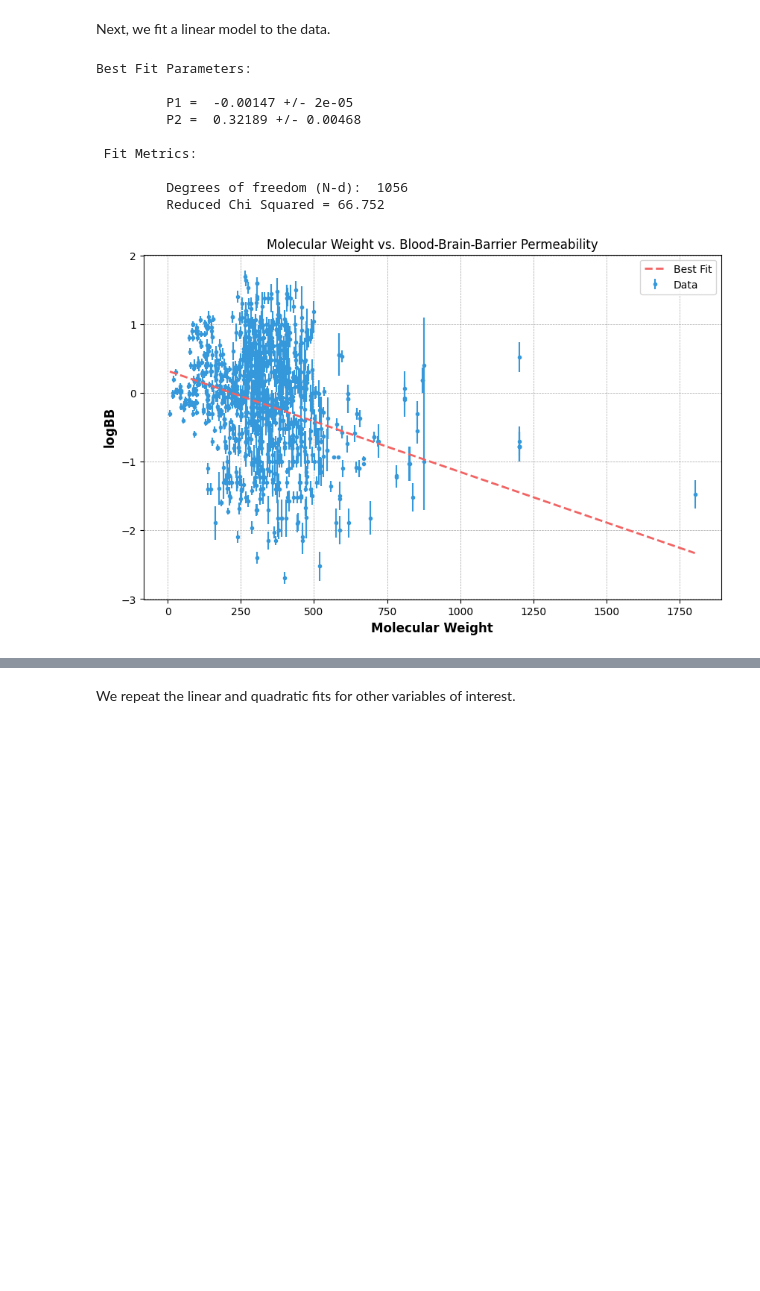
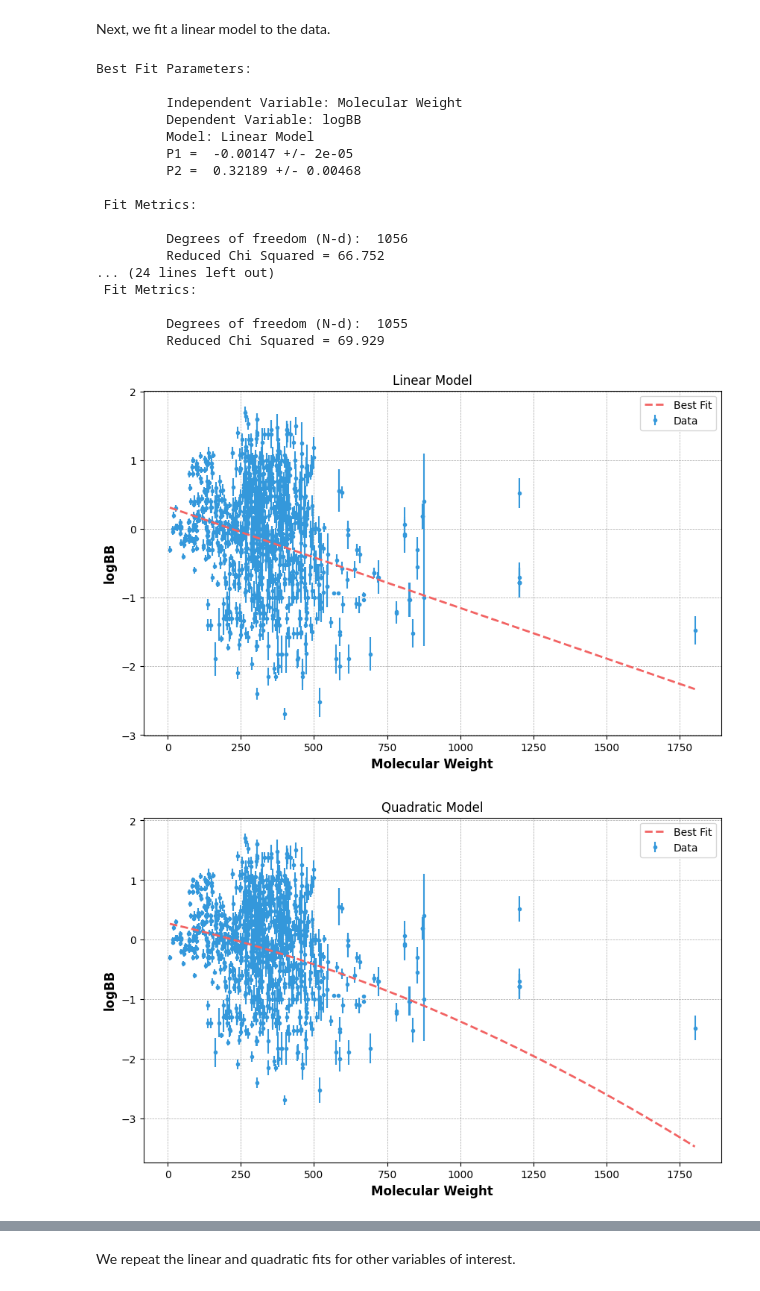
Before and after one commit to ayushnoori/ps2-lab, a Jupyter notebook: final_project.ipynb, the cells around one changed output, grey strips where cells are left out. Saved outputs shown, nothing was run; the diff lists cells and outputs as text; code cells hidden in the pictures; blank space fills up the shorter version.

```diff
--- a/final_project.ipynb
+++ b/final_project.ipynb
@@ -236,30 +236,45 @@ Next, we fit a linear model to the data.
 # %%
 # subset columns
 x_value = data['mol_wt'].to_numpy()
 y_value = data['logBB'].to_numpy()
 y_error = data['sem'].to_numpy()
 
 # define linear model
 def linear_model(x, slope, y_int):
   y = x*slope + y_int
   return y
 
 # define quadratic model
-def quadratic_model(x, p1, p2, y_int):
-  y = p2 * x**p1 + y_int
+def quadratic_model(x, a, b, y_int):
+  y = a * x**2 + b*x + y_int
+  return y
+
+# define logarithmic model
+def logarithmic_model(x, a, b, y_int):
+  y = a * np.log(x) + y_int
   return y
 
 # fit linear and quadratic models
 fitparams, fiterrs = mycurvefit(linear_model, x_value, y_value, y_error, 'Molecular Weight', 'logBB', title='Linear Model', plot=True)
 fitparams, fiterrs = mycurvefit(quadratic_model, x_value, y_value, y_error, 'Molecular Weight', 'logBB', title='Quadratic Model', plot=True)
+fitparams, fiterrs = mycurvefit(logarithmic_model, x_value, y_value, y_error, 'Molecular Weight', 'logBB', title='Exponential Model', plot=True)
 # %% [output]
 Best Fit Parameters:
 
+         Independent Variable: Molecular Weight
+         Dependent Variable: logBB
+         Model: Linear Model
          P1 =  -0.00147 +/- 2e-05
          P2 =  0.32189 +/- 0.00468
 
  Fit Metrics:
 
          Degrees of freedom (N-d):  1056
          Reduced Chi Squared = 66.752
+... (24 lines left out)
+ Fit Metrics:
+
+         Degrees of freedom (N-d):  1055
+         Reduced Chi Squared = 69.929
-[figure, old version]
+[figure, new version]
+[figure, added]
```
Also changed, not shown: parts of 6 cells of this notebook, 1 other file.
